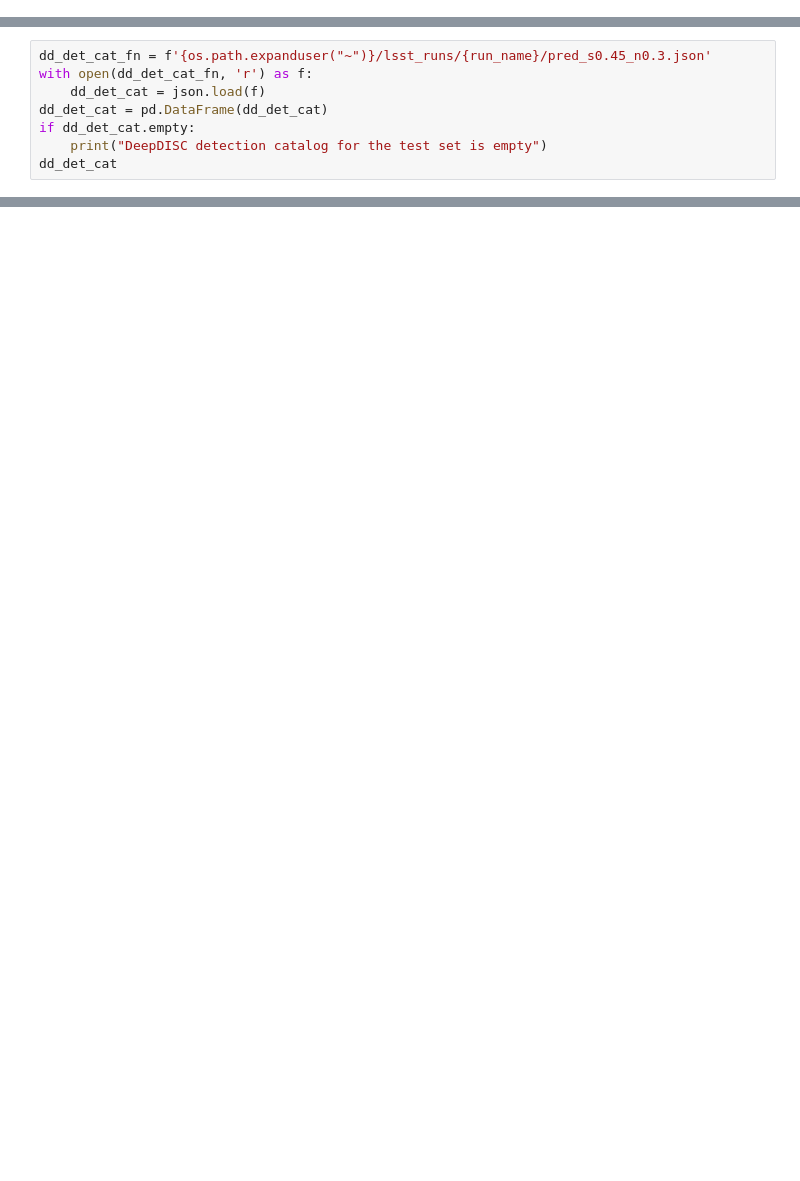
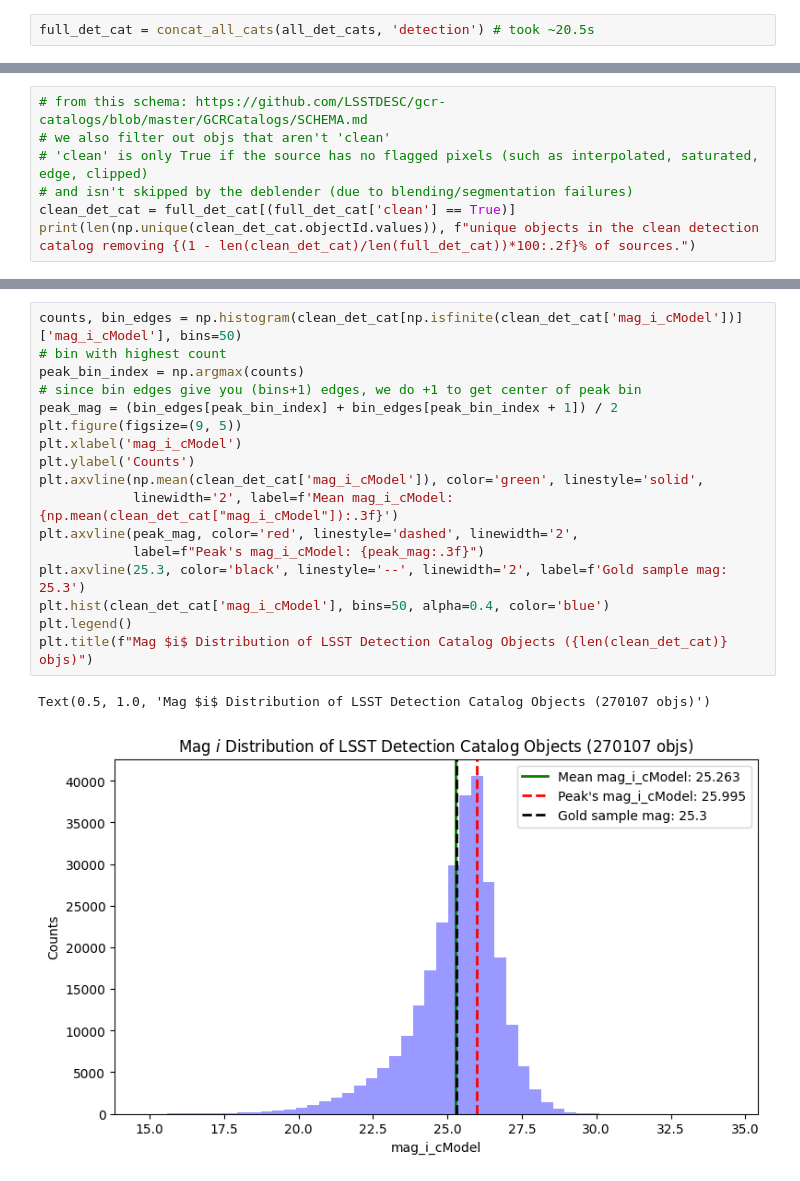
Before and after one commit to grantmerz/DeepDISC_Roman_Rubin, a Jupyter notebook: test_cats.ipynb, the cells around one changed output, grey strips where cells are left out. Cells and saved outputs as stored; diff of their text form; blank space fills up the shorter version.

```diff
--- a/test_cats.ipynb
+++ b/test_cats.ipynb
@@ -125,0 +146,2 @@ full_det_cat
+# %%
+full_det_cat = concat_all_cats(all_det_cats, 'detection') # took ~20.5s
@@ -350,8 +154,0 @@ matched_lsst_truth.to_json(f'{os.path.expanduser("~")}/lsst_runs/{run_name}/matc
-# %%
-dd_det_cat_fn = f'{os.path.expanduser("~")}/lsst_runs/{run_name}/pred_s0.45_n0.3.json'
-with open(dd_det_cat_fn, 'r') as f:
-    dd_det_cat = json.load(f)
-dd_det_cat = pd.DataFrame(dd_det_cat)
-if dd_det_cat.empty:
-    print("DeepDISC detection catalog for the test set is empty")
-dd_det_cat
@@ -402,0 +155,7 @@ matched_dd_lsst_truth.to_json(f'{os.path.expanduser("~")}/lsst_runs/{run_name}/m
+# %%
+# from this schema: https://github.com/LSSTDESC/gcr-catalogs/blob/master/GCRCatalogs/SCHEMA.md
+# we also filter out objs that aren't 'clean'
+# 'clean' is only True if the source has no flagged pixels (such as interpolated, saturated, edge, clipped)
+# and isn't skipped by the deblender (due to blending/segmentation failures)
+clean_det_cat = full_det_cat[(full_det_cat['clean'] == True)]
+print(len(np.unique(clean_det_cat.objectId.values)), f"unique objects in the clean detection catalog removing {(1 - len(clean_det_cat)/len(full_det_cat))*100:.2f}% of sources.")
@@ -402,0 +169,20 @@ matched_dd_lsst_truth.to_json(f'{os.path.expanduser("~")}/lsst_runs/{run_name}/m
+# %%
+counts, bin_edges = np.histogram(clean_det_cat[np.isfinite(clean_det_cat['mag_i_cModel'])]['mag_i_cModel'], bins=50)
+# bin with highest count
+peak_bin_index = np.argmax(counts)
+# since bin edges give you (bins+1) edges, we do +1 to get center of peak bin
+peak_mag = (bin_edges[peak_bin_index] + bin_edges[peak_bin_index + 1]) / 2
+plt.figure(figsize=(9, 5))
+plt.xlabel('mag_i_cModel')
+plt.ylabel('Counts')
+plt.axvline(np.mean(clean_det_cat['mag_i_cModel']), color='green', linestyle='solid',
+            linewidth='2', label=f'Mean mag_i_cModel: {np.mean(clean_det_cat["mag_i_cModel"]):.3f}')
+plt.axvline(peak_mag, color='red', linestyle='dashed', linewidth='2',
+            label=f"Peak's mag_i_cModel: {peak_mag:.3f}")
+plt.axvline(25.3, color='black', linestyle='--', linewidth='2', label=f'Gold sample mag: 25.3')
+plt.hist(clean_det_cat['mag_i_cModel'], bins=50, alpha=0.4, color='blue')
+plt.legend()
+plt.title(f"Mag $i$ Distribution of LSST Detection Catalog Objects ({len(clean_det_cat)} objs)")
+# %% [output]
+Text(0.5, 1.0, 'Mag $i$ Distribution of LSST Detection Catalog Objects (270107 objs)')
+[figure, added]
```
Also changed, not shown: parts of 77 cells of this notebook, 1 other file.
